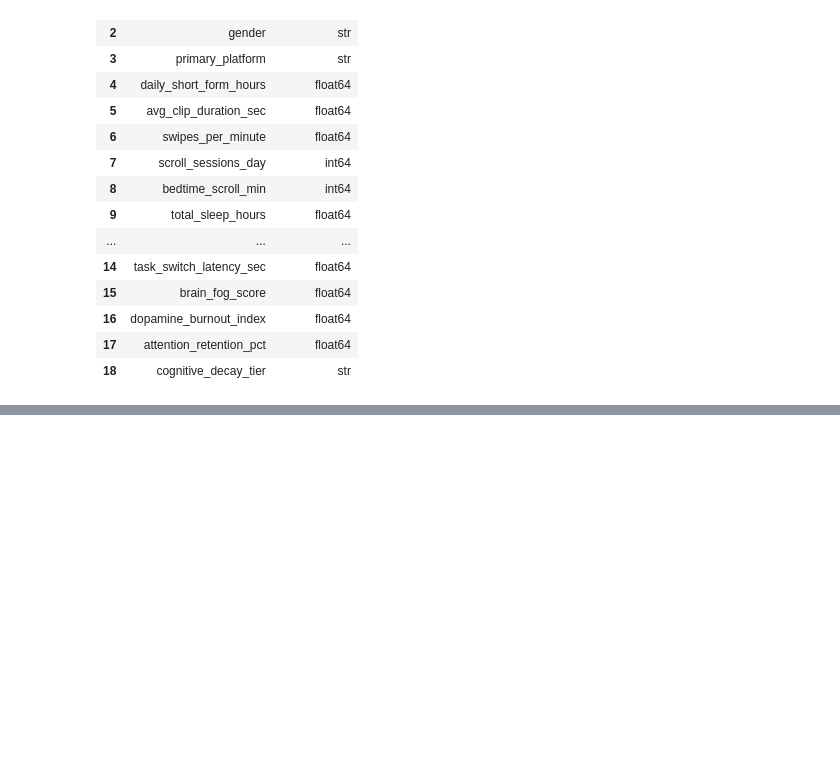
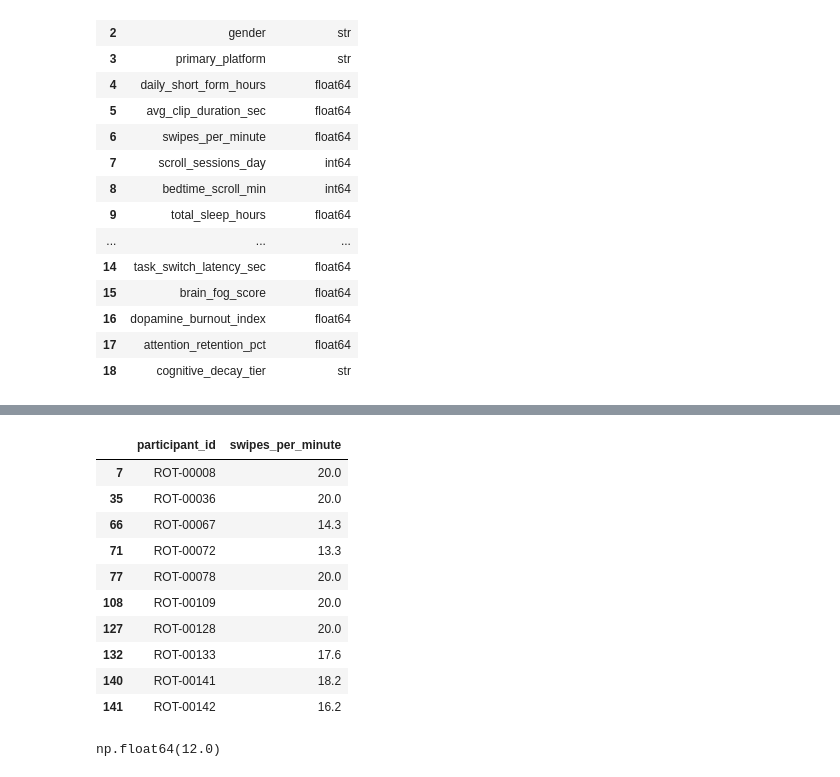
Before and after one commit to SRXKaiser/ADD_PROYECTO_FINAL, a Jupyter notebook: Final.ipynb, the cells around one changed output, grey strips where cells are left out. Saved outputs shown, nothing was run; the diff lists cells and outputs as text; code cells hidden in the pictures; blank space fills up the shorter version.

```diff
--- a/Final.ipynb
+++ b/Final.ipynb
@@ -53,0 +358,42 @@ brainrot_df.dtypes.reset_index().set_axis(
+# %%
+#calculo de valores atipicos de cuantas veces deslizan los usuarios por minuto
+percentile_25 = brainrot_df["swipes_per_minute"].quantile(0.25)
+percentile_75 = brainrot_df["swipes_per_minute"].quantile(0.75)
+
+iqr = percentile_75 - percentile_25
+
+upper_limit = percentile_75 + 1.5 * iqr
+lower_limit = percentile_25 - 1.5 * iqr
+
+
+IQR_outliers = brainrot_df[(brainrot_df["swipes_per_minute"] < lower_limit) | (brainrot_df["swipes_per_minute"] > upper_limit)]
+
+IQR_outliers[["participant_id", "swipes_per_minute"]].head(10)
+# %% [output]
+|  | participant_id | swipes_per_minute |
+| 7 | ROT-00008 | 20.0 |
+| 35 | ROT-00036 | 20.0 |
+| 66 | ROT-00067 | 14.3 |
+| 71 | ROT-00072 | 13.3 |
+| 77 | ROT-00078 | 20.0 |
+| 108 | ROT-00109 | 20.0 |
+| 127 | ROT-00128 | 20.0 |
+| 132 | ROT-00133 | 17.6 |
+| 140 | ROT-00141 | 18.2 |
+| 141 | ROT-00142 | 16.2 |
+# %%
+#calculo de valores atipicos de cuantas sesiones de doomscroll tienen los usuarios al dia
+percentile_25 = brainrot_df["scroll_sessions_day"].quantile(0.25)
+percentile_75 = brainrot_df["scroll_sessions_day"].quantile(0.75)
+
+iqr = percentile_75 - percentile_25
+
+upper_limit = percentile_75 + 1.5 * iqr
+lower_limit = percentile_25 - 1.5 * iqr
+
+
+IQR_outliers = brainrot_df[(brainrot_df["scroll_sessions_day"] < lower_limit) | (brainrot_df["scroll_sessions_day"] > upper_limit)]
+
+IQR_outliers[["participant_id", "scroll_sessions_day"]].head(10)
+# %% [output]
+np.float64(12.0)
```
Also changed, not shown: parts of 24 cells of this notebook.
